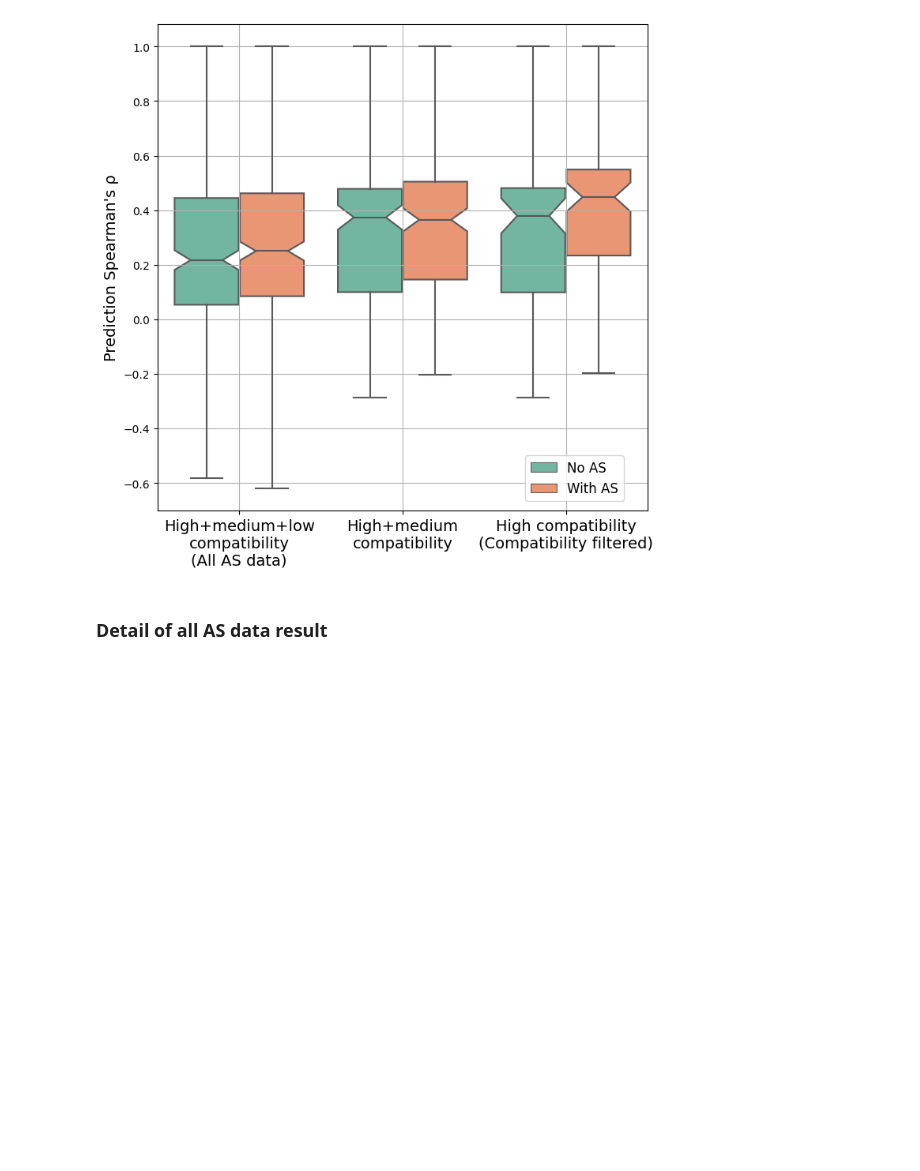
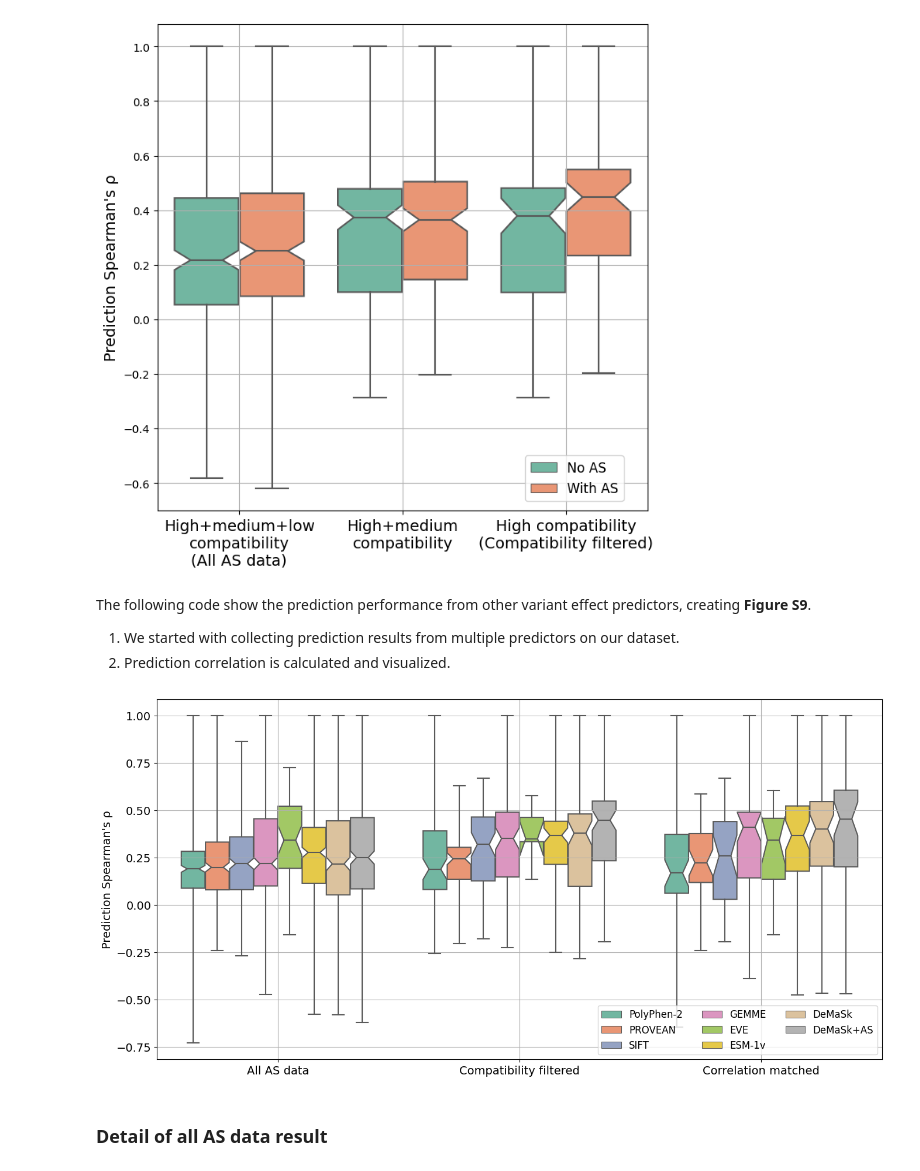
Before and after one commit to PapenfussLab/DMS_with_Alanine_scan, a Jupyter notebook: jupyter_code/P2_Linear_integration_of_AS_data.ipynb, the cells around one changed output. Saved outputs shown, nothing was run; the diff lists cells and outputs as text; code cells hidden in the pictures; blank space fills up the shorter version.

```diff
--- a/jupyter_code/P2_Linear_integration_of_AS_data.ipynb
+++ b/jupyter_code/P2_Linear_integration_of_AS_data.ipynb
@@ -628,6 +691,62 @@ ax.grid()
 plt.show()
 # %% [output]
 [figure]
+# %% [markdown]
+The following code show the prediction performance from other variant effect predictors, creating __Figure S9__.
+1. We started with collecting prediction results from multiple predictors on our dataset.
+2. Prediction correlation is calculated and visualized.
+# %%
+predictor_result = pd.read_csv('../data/raw/protein_feature/other_predictors.csv', index_col=0)
+
+multipredictors_perform = []
+for model in mut_prediction.keys():
+    # Add data info and other predictor results.
+    work_data = pd.merge(mut_prediction[model], data_info[['dmsa_id', 'dms_id', 'uniprot_id']].drop_duplicates(),
+                         on='dmsa_id', how='left', validate='m:1')
+    work_data = pd.merge(work_data, dms_all_as[['uniprot_id', 'dms_id', 'position', 'u_pos']].drop_duplicates(),
+                         on=['uniprot_id', 'dms_id', 'position'], how='left', validate='m:1')
+    work_data = work_data[work_data['dmsa_id'].str[-4:] != '@nan']
+    work_data = work_data.query("dmsa_id not in @one_residue_filter")
+    work_data = pd.merge(work_data, predictor_result, how='left', on=['uniprot_id', 'u_pos', 'aa2'], validate='m:1')
+
+    # Compute prediction correlation for each predictor.
+    perf_with_as = ana.subgroup_spearmanr(work_data, 'dmsa_id', 'score', 'pred_score_ala')
+    perf_no_as = ana.subgroup_spearmanr(work_data, 'dmsa_id', 'score', 'pred_score_noala')
+    perf_merge = pd.merge(perf_with_as, perf_no_as[['rho']], left_index=True, right_index=True, validate="1:1",
+                          suffixes=["_ala", "_noala"], how='outer')
+    for col in ['gemme_score', 'provean', 'sift', 'pph2_prob', 'esm_mean', 'EVE_scores_ASM']:
+        if col in ['pph2_prob', 'EVE_scores_ASM']:
+            # In these two predictors, higher values means more likely to cause loss-of-protein-function.
+            perf_merge[f"neg_{col}"] = -ana.subgroup_spearmanr(work_data, 'dmsa_id', 'score', col)['rho']
+        else:
+            perf_merge[col] = ana.subgroup_spearmanr(work_data, 'dmsa_id', 'score', col)['rho']
+    perf_merge['model'] = model
+    multipredictors_perform.append(perf_merge)
+multipredictors_perform = pd.concat(multipredictors_perform, ignore_index=True)
+
+# Post process for visualisation.
+multipredictors_perform = multipredictors_perform.reset_index().rename(columns={'index': 'dmsa_id'})
+vis_data = multipredictors_perform.melt(id_vars=['dmsa_id', 'model'],
+                                        value_vars=['rho_ala', 'rho_noala', 'gemme_score', 'provean',
+                                                    'sift', 'neg_pph2_prob', 'esm_mean', 'neg_EVE_scores_ASM'],
+                                        var_name='Feature', value_name='rho')
+vis_data = vis_data.replace(dict(zip(['rho_ala', 'rho_noala', 'gemme_score', 'provean', 'sift',
+                                      'neg_pph2_prob', 'esm_mean', 'neg_EVE_scores_ASM'],
+                                     ['DeMaSk+AS', 'DeMaSk', 'GEMME', 'PROVEAN', 'SIFT',
+                                      'PolyPhen-2', 'ESM-1v', 'EVE'])))
+fig, ax = plt.subplots(1,1,figsize=(16, 8))
+fig.patch.set_facecolor('w')
+sns.boxplot(data=vis_data, x='model', y='rho', hue='Feature', palette='Set2', notch=True, whis=np.inf,
+            ax=ax, hue_order=['PolyPhen-2', 'PROVEAN', 'SIFT', 'GEMME', 'EVE', 'ESM-1v', 'DeMaSk', 'DeMaSk+AS'])
+ax.set_xticklabels(ax.get_xticklabels(), fontsize=14, rotation=0)
+plt.setp(ax.get_yticklabels(), fontsize=14, rotation=0)
+ax.set_ylabel('Prediction Spearman\'s ρ', fontsize=14)
+ax.set_xlabel('')
+ax.legend(ncol=3, loc=4, fontsize=12)
+ax.grid()
+plt.show()
+# %% [output]
+[figure, added]
 # %% [markdown]
 ### Detail of all AS data result
 # %% [markdown]
```
Also changed, not shown: parts of 6 cells of this notebook, 16 other files.
